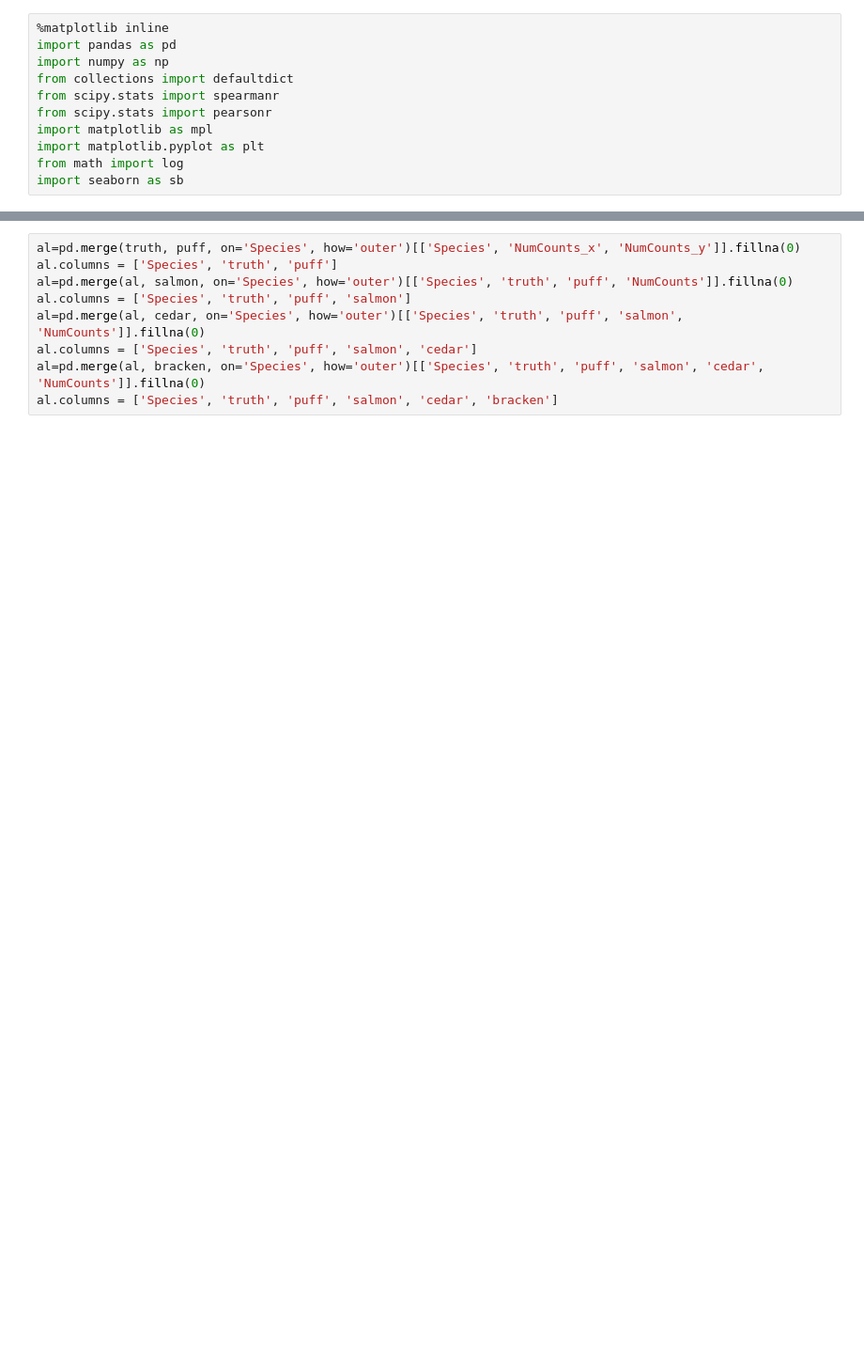
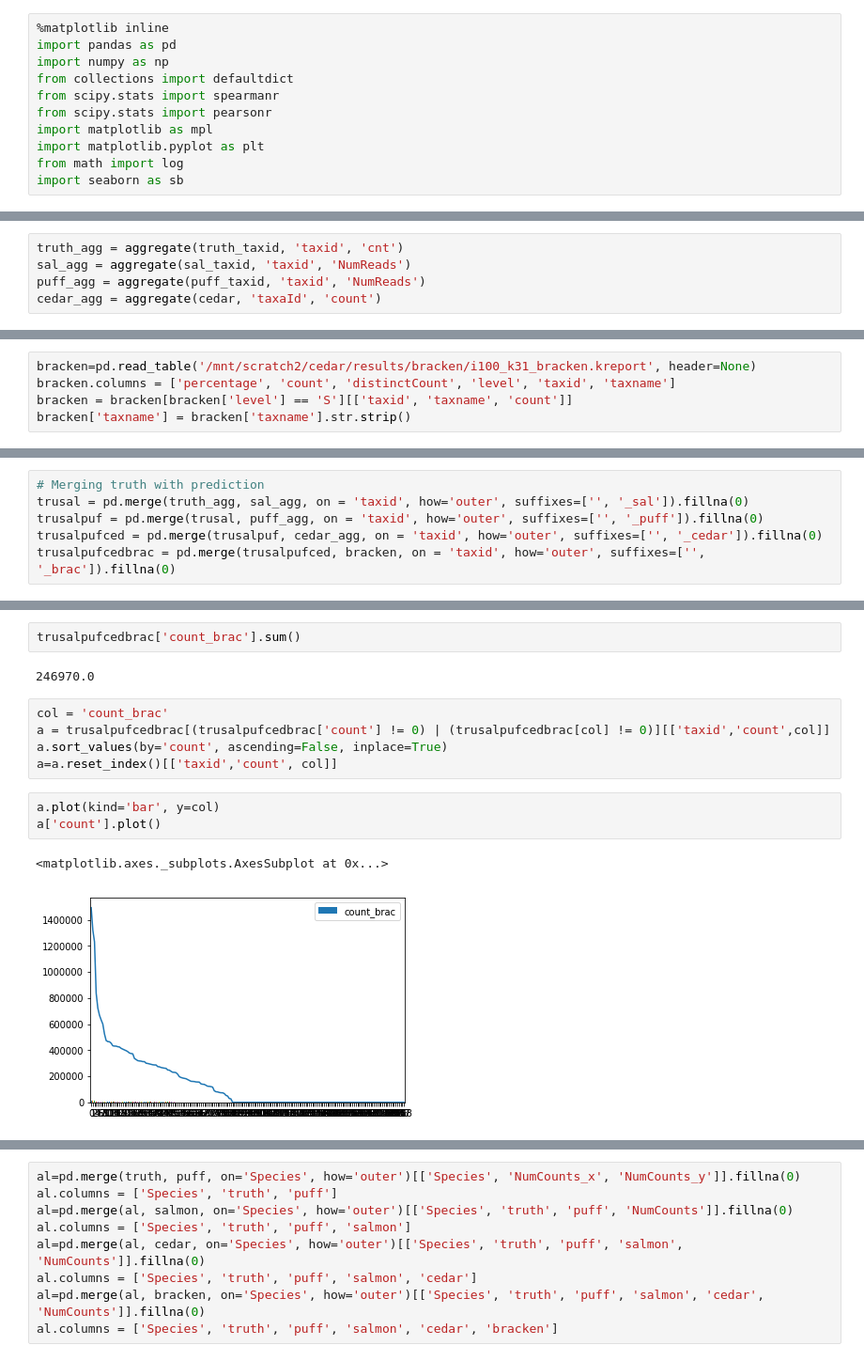
Before and after one commit to fataltes/quickNBs, a Jupyter notebook: cedar-ISMB.ipynb, the cells around one changed output, grey strips where cells are left out. Shown at 94% size. Drawn from its saved outputs; the diff is of its cells as text; blank space fills up the shorter version.

```diff
--- a/cedar-ISMB.ipynb
+++ b/cedar-ISMB.ipynb
@@ -11,0 +93,5 @@ import seaborn as sb
+# %%
+truth_agg = aggregate(truth_taxid, 'taxid', 'cnt')
+sal_agg = aggregate(sal_taxid, 'taxid', 'NumReads')
+puff_agg = aggregate(puff_taxid, 'taxid', 'NumReads')
+cedar_agg = aggregate(cedar, 'taxaId', 'count')
@@ -11,0 +100,5 @@ import seaborn as sb
+# %%
+bracken=pd.read_table('/mnt/scratch2/cedar/results/bracken/i100_k31_bracken.kreport', header=None)
+bracken.columns = ['percentage', 'count', 'distinctCount', 'level', 'taxid', 'taxname']
+bracken = bracken[bracken['level'] == 'S'][['taxid', 'taxname', 'count']]
+bracken['taxname'] = bracken['taxname'].str.strip()
@@ -11,0 +131,6 @@ import seaborn as sb
+# %%
+# Merging truth with prediction
+trusal = pd.merge(truth_agg, sal_agg, on = 'taxid', how='outer', suffixes=['', '_sal']).fillna(0)
+trusalpuf = pd.merge(trusal, puff_agg, on = 'taxid', how='outer', suffixes=['', '_puff']).fillna(0)
+trusalpufced = pd.merge(trusalpuf, cedar_agg, on = 'taxid', how='outer', suffixes=['', '_cedar']).fillna(0)
+trusalpufcedbrac = pd.merge(trusalpufced, bracken, on = 'taxid', how='outer', suffixes=['', '_brac']).fillna(0)
@@ -11,0 +168,15 @@ import seaborn as sb
+# %%
+trusalpufcedbrac['count_brac'].sum()
+# %% [output]
+246970.0
+# %%
+col = 'count_brac'
+a = trusalpufcedbrac[(trusalpufcedbrac['count'] != 0) | (trusalpufcedbrac[col] != 0)][['taxid','count',col]]
+a.sort_values(by='count', ascending=False, inplace=True)
+a=a.reset_index()[['taxid','count', col]]
+# %%
+a.plot(kind='bar', y=col)
+a['count'].plot()
+# %% [output]
+<matplotlib.axes._subplots.AxesSubplot at 0x...>
+[figure, added]
```
Also changed, not shown: parts of 33 cells of this notebook.
